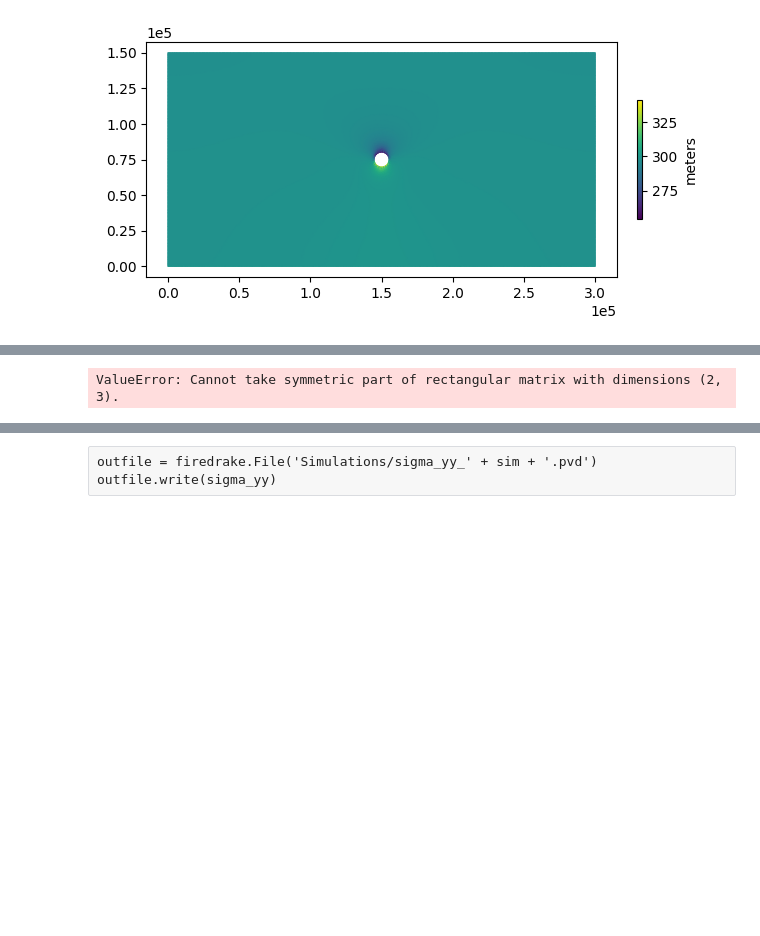
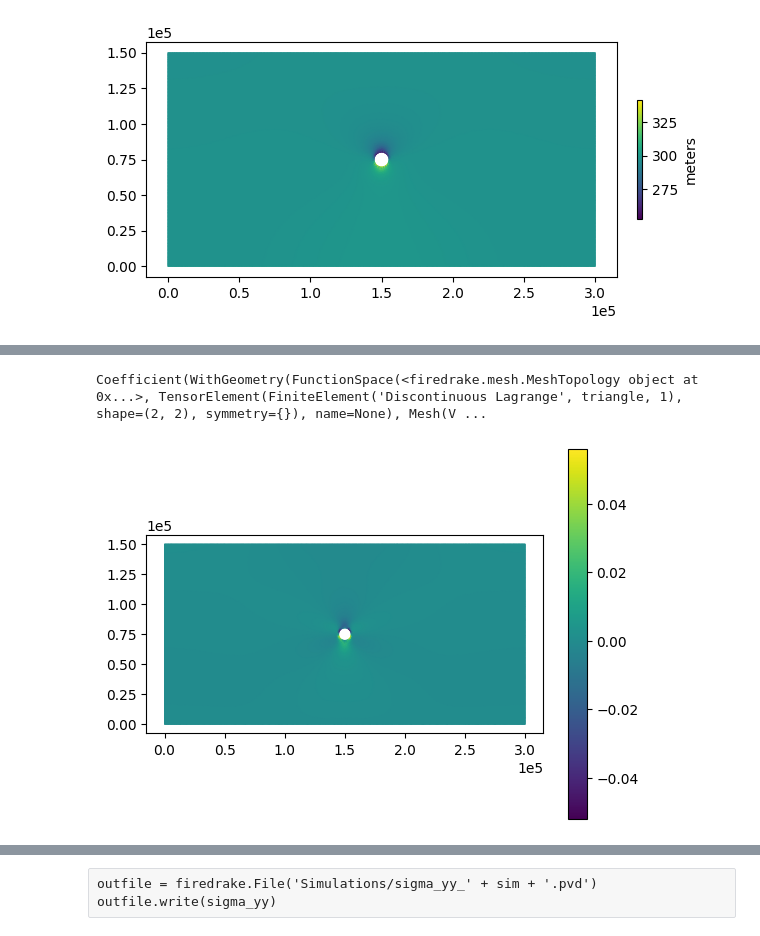
Before and after one commit to henryclara/ButtressingProject, a Jupyter notebook: SSA_Model/IceShelfButtressingSimulationsHybrid.ipynb, the cells around one changed output, grey strips where cells are left out. Cells and saved outputs as stored; diff of their text form; code cells hidden in the pictures; blank space fills up the shorter version.

Commit message:
fix strain rate tensor issues by depth averaging

```diff
--- a/SSA_Model/IceShelfButtressingSimulationsHybrid.ipynb
+++ b/SSA_Model/IceShelfButtressingSimulationsHybrid.ipynb
@@ -185,10 +185,14 @@ fig.colorbar(colors, ax=axes, fraction=0.012, pad=0.04);
 from icepack.models.viscosity import membrane_stress
 from firedrake import sym, grad, sqrt, tr
 
-S = firedrake.TensorFunctionSpace(mesh, "DG", 1)
-ε = firedrake.project(sym(grad(u)), S)
+#For this part we work on the footprint mesh!
+Q_c = firedrake.FunctionSpace(mesh2d, "CG", 2)
+S = firedrake.TensorFunctionSpace(mesh2d, "DG", 1)
+#Calculate the depth-averaged velocity - for weighted average look at icepack tutorial on hybrid model(xyz)
+u_shear = icepack.depth_average(u)
+ε = firedrake.project(sym(grad(u_shear)), S)
 
-ε_e = firedrake.project(1e3 * sqrt(inner(ε, ε) + tr(ε) ** 2), Q)
+ε_e = firedrake.project(1e3 * sqrt(inner(ε, ε) + tr(ε) ** 2), Q_c)
 
 degree = 2 * ε.ufl_element().degree()
 params = {
@@ -197,18 +201,20 @@ params = {
     }
 }
 
-ε = firedrake.Function(S)
+# ε = firedrake.Function(S)
 M = firedrake.Function(S)
 
-ε.project(sym(grad(u)))
+# ε.project(sym(grad(u)))
 expr = membrane_stress(strain_rate=ε, fluidity=A)
 M.project(expr, **params)
 # %% [output]
-ValueError: Cannot take symmetric part of rectangular matrix with dimensions (2, 3).
+Coefficient(WithGeometry(FunctionSpace(<firedrake.mesh.MeshTopology object at 0x...>, TensorElement(FiniteElement('Discontinuous Lagrange', triangle, 1), shape=(2, 2), symmetry={}), name=None), Mesh(V ...
 # %%
-εxx = firedrake.interpolate(ε[0, 0],Q)
+εxx = firedrake.interpolate(ε[0, 0],Q_c)
 
 fig, axes = icepack.plot.subplots()
 colors = icepack.plot.tripcolor(εxx, axes=axes)
 fig.colorbar(colors);
+# %% [output]
+[figure, added]
 # %%
```
Also changed, not shown: parts of 16 cells of this notebook.
